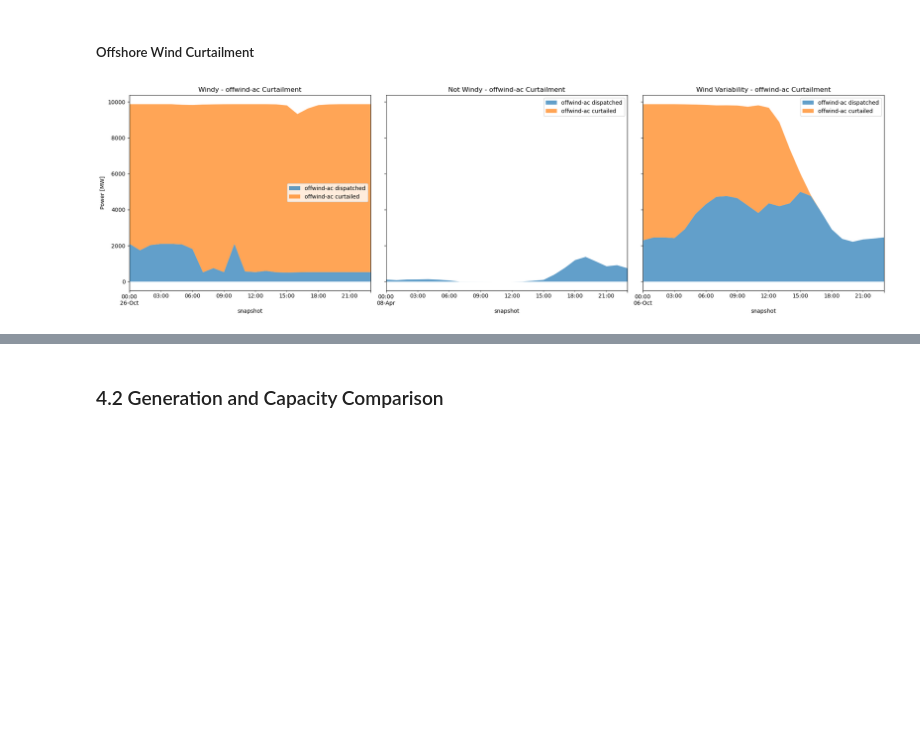
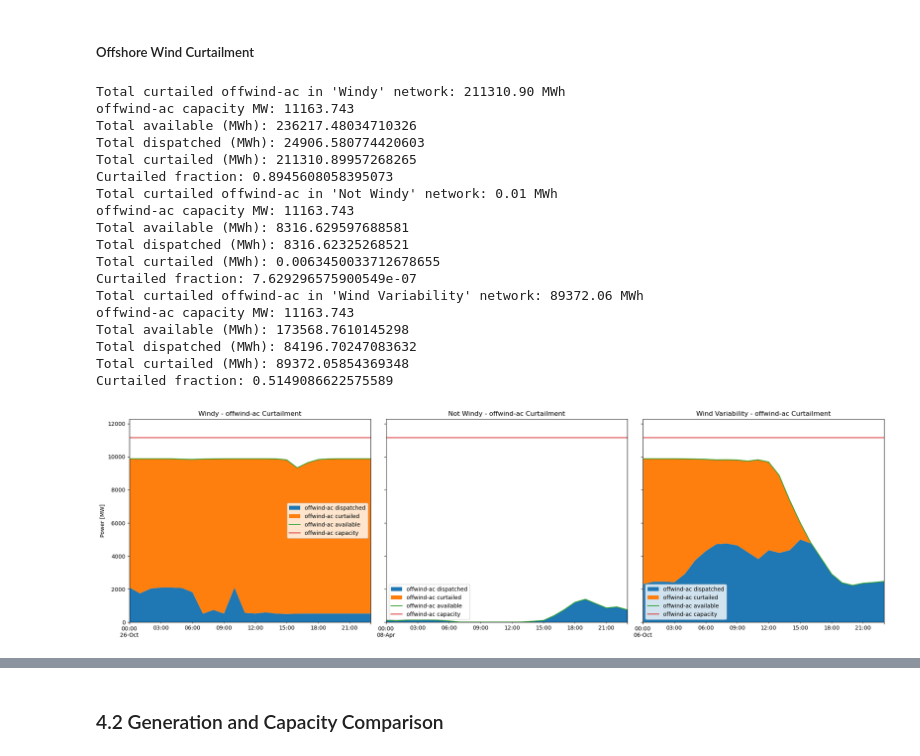
Before and after one commit to Luca2299/pypsa-eur, a Jupyter notebook: notebooks/Comparison_Base.ipynb, the cells around one changed output, grey strips where cells are left out. Drawn from its saved outputs; the diff is of its cells as text; code cells hidden in the pictures; blank space fills up the shorter version.

```diff
--- a/notebooks/Comparison_Base.ipynb
+++ b/notebooks/Comparison_Base.ipynb
@@ -326,33 +350,81 @@ Not Windy Network:
 ##### Offshore Wind Curtailment
 # %%
 def plot_curtailment(n, carrier, ax):
-    p_available = n.generators_t.p_max_pu.multiply(n.generators.p_nom).T.groupby(n.generators.carrier).sum().T
-    p_dispatched = n.generators_t.p.T.groupby(n.generators.carrier).sum().T
-    p_curtailed = p_available - p_dispatched
+    p_available_by_carrier = (
+        n.generators_t.p_max_pu.multiply(n.generators.p_nom).T.groupby(n.generators.carrier).sum().T
+    )
+    p_by_carrier = n.generators_t.p.T.groupby(n.generators.carrier).sum().T
+    p_curtailed_by_carrier = p_available_by_carrier - p_by_carrier
 
-    # Correct for any minor negative values from floating point inaccuracies
-    p_curtailed[p_curtailed < 0] = 0
+    # Correct for any minor negative values from floating point inaccuracies.
+    p_curtailed_by_carrier[p_curtailed_by_carrier < 0] = 0
 
-    df = pd.DataFrame({
-        f"{carrier} dispatched": p_dispatched[carrier],
-        f"{carrier} curtailed": p_curtailed[carrier]
-    })
+    capacity = n.generators.groupby("carrier")["p_nom"].sum().at[carrier]
 
-    df.plot(kind="area", ax=ax, lw=0, alpha=0.7)
+    p_df = pd.DataFrame(
+        {
+            carrier + " available": p_available_by_carrier[carrier],
+            carrier + " dispatched": p_by_carrier[carrier],
+            carrier + " curtailed": p_curtailed_by_carrier[carrier],
+        }
+    )
+
+    p_df[carrier + " capacity"] = capacity
+
+    print(f"Total curtailed {carrier} in '{n.name}' network: {p_curtailed_by_carrier[carrier].sum():.2f} MWh")
+
+    p_df[[carrier + " dispatched", carrier + " curtailed"]].plot(kind="area", ax=ax, lw=0)
+    p_df[[carrier + " available", carrier + " capacity"]].plot(ax=ax)
+
+    ax.set_xlabel("")
+    ax.set_ylabel("Power [MW]")
+    ax.set_ylim([0, p_df[carrier + " capacity"].max() * 1.1 if hasattr(p_df[carrier + " capacity"], "max") else None])
     ax.set_title(f"{n.name} - {carrier} Curtailment")
-    ax.set_ylabel("Power [MW]")
+
+    carrier = "offwind-ac"
+    p_available = n.generators_t.p_max_pu.multiply(n.generators.p_nom)
+    p_av_by = p_available.T.groupby(n.generators.carrier).sum().T
+    p_disp_by = n.generators_t.p.T.groupby(n.generators.carrier).sum().T
+    p_cur = (p_av_by - p_disp_by).clip(lower=0)
+
+    tot_av = p_av_by[carrier].sum()
+    tot_disp = p_disp_by[carrier].sum()
+    tot_cur = p_cur[carrier].sum()
+    print(carrier, "capacity MW:", n.generators.groupby("carrier")["p_nom"].sum().get(carrier))
+    print("Total available (MWh):", tot_av)
+    print("Total dispatched (MWh):", tot_disp)
+    print("Total curtailed (MWh):", tot_cur)
+    print("Curtailed fraction:", tot_cur / tot_av if tot_av else float("nan"))
 
 fig, axes = plt.subplots(1, 3, figsize=(20, 6), sharey=True)
 
 plot_curtailment(n1, "offwind-ac", axes[0])
 plot_curtailment(n2, "offwind-ac", axes[1])
 plot_curtailment(n3, "offwind-ac", axes[2])
 
 
 plt.tight_layout()
 plt.show()
 # %% [output]
+Total curtailed offwind-ac in 'Windy' network: 211310.90 MWh
+offwind-ac capacity MW: 11163.743
+Total available (MWh): 236217.48034710326
+Total dispatched (MWh): 24906.580774420603
+Total curtailed (MWh): 211310.89957268265
+Curtailed fraction: 0.8945608058395073
+Total curtailed offwind-ac in 'Not Windy' network: 0.01 MWh
+offwind-ac capacity MW: 11163.743
+Total available (MWh): 8316.629597688581
+Total dispatched (MWh): 8316.62325268521
+Total curtailed (MWh): 0.0063450033712678655
+Curtailed fraction: 7.629296575900549e-07
+Total curtailed offwind-ac in 'Wind Variability' network: 89372.06 MWh
+offwind-ac capacity MW: 11163.743
+Total available (MWh): 173568.7610145298
+Total dispatched (MWh): 84196.70247083632
+Total curtailed (MWh): 89372.05854369348
+Curtailed fraction: 0.5149086622575589
-[figure, old version]
+[figure, new version]
 # %%
 fig, axes = plt.subplots(1, 3, figsize=(20, 6), sharey=True)
 
```
Also changed, not shown: parts of 10 cells of this notebook, 16 other files.
